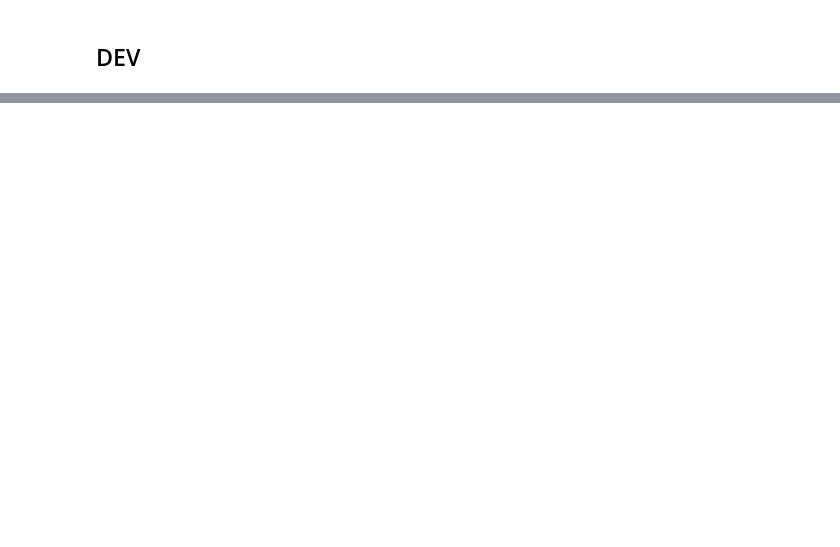
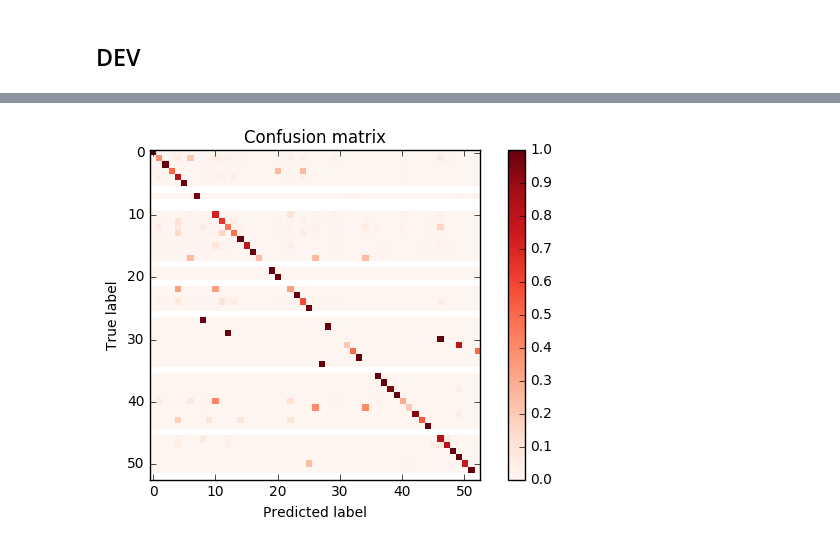
Before and after one commit to prparikh02/Twitter-Language-Identification, a Jupyter notebook: src/Incremental-Tests.ipynb, the cells around one changed output, grey strips where cells are left out. Drawn from its saved outputs; the diff is of its cells as text; code cells hidden in the pictures; blank space fills up the shorter version.

```diff
--- a/src/Incremental-Tests.ipynb
+++ b/src/Incremental-Tests.ipynb
@@ -376,6 +394,24 @@ def remove_punctutation(X, y):
     return X, y
 
 
+def remove_digits(X, y):
+    for idx, text in enumerate(X):
+        X[idx] = text.translate(None, string.digits)
+    return X, y
+
+
+def truncate(X, y, trunc_length=140):
+    return [text[:trunc_length] for text in X], y
+
+
+def remove_html_garbage(X,y):
+    filt = [r'&lt', r'&gt;', r'&amp;']
+    for indx, text in enumerate(X):
+        for f in filt:
+            text = text.replace(f, '')
+        X[indx] = text
+    return X, y
+
 def remove_emojis(X, y, emojis):
     for idx, x in enumerate(X):
         for emoji in emojis:
@@ -565,0 +653,68 @@ print under_peformed
+# %%
+dm_p = DataManager(UNIFORM_TSV, UNIFORM_DATA, LANG_CODES)
+dm_p.initialize(shuffle=True, splits=(0.70, 0.15, 0.15))
+
+vectorizer_p = TfidfVectorizer(sublinear_tf=True,
+                             smooth_idf=True,
+                             ngram_range=(1, 2),
+                             analyzer='char')
+
+
+# filter_ops = [
+#     filt_long_length, filt_short_length,
+#     (filt_by_lang, {'langs_to_use': langs_to_use}), (by_thres, {'n': 50, 'thres_type': 'exactly'})
+# ]
+
+expt_p = Experiment(dm_p,
+                  classifier=classifier,
+                  cleaning_operations=clean_ops,
+                  filtering_operations=filter_ops,
+                  vectorizer=vectorizer,
+                  shuffle=True)
+
+expt_p.initialize()
+
+# expt_p.stack_features([vectorizer1])
+
+print len(expt_p.y_dev)
+print expt_p.X_dev.shape
+
+conv = lambda x: expt.lang_to_num[x]
+expt_p.y_dev = map(conv, expt_p.y_dev_text)
+expt_p.fit_and_validate()
+print sklearn.metrics.accuracy_score(expt_p.y_dev, expt_p.dev_predictions)
+
+cm_p = sklearn.metrics.confusion_matrix(expt_p.y_dev, expt_p.dev_predictions)
+cm_p = cm_p.astype('float') / cm_p.sum(axis=1)[:, np.newaxis]
+print cm_p
+print expt_p.num_to_lang
+
+plt.figure()
+plot_confusion_matrix(cm_p, [expt.num_to_lang[k] for k in xrange(2)], normalize=True)
+plt.show()
+
+diags = cm_p.diagonal()
+thres = 0.80
+under_peformed = [expt.num_to_lang[i] for i in np.where(diags < thres)[0]]
+print('{} / {} underperformed (below {} accuracy)'.format(len(under_peformed), len(diags), thres))
+print under_peformed
+
+conv = lambda x: expt.lang_to_num[x]
+expt_p.y_test = map(conv, expt_p.y_test_text)
+expt_p.test_results()
+print sklearn.metrics.accuracy_score(expt_p.y_test, expt_p.test_predictions)
+print sklearn.metrics.confusion_matrix(expt_p.y_test, expt_p.test_predictions)
+print expt_p.num_to_lang
+
+cm_p = sklearn.metrics.confusion_matrix(expt_p.y_dev, expt_p.dev_predictions)
+cm_p = cm_p.astype('float') / cm_p.sum(axis=1)[:, np.newaxis]
+plt.figure()
+plot_confusion_matrix(cm_p, [expt_p.num_to_lang[k] for k in xrange(2)], normalize=True)
+plt.show()
+
+diags = cm_p.diagonal()
+thres = 0.80
+under_peformed = [expt_p.num_to_lang[i] for i in np.where(diags < thres)[0]]
+print('{} / {} underperformed (below {} accuracy)'.format(len(under_peformed), len(diags), thres))
+print under_peformed
+# %% [output]
@@ -565,0 +738 @@ print under_peformed
+[figure, added]
```
Also changed, not shown: parts of 27 cells of this notebook, 4 other files.
